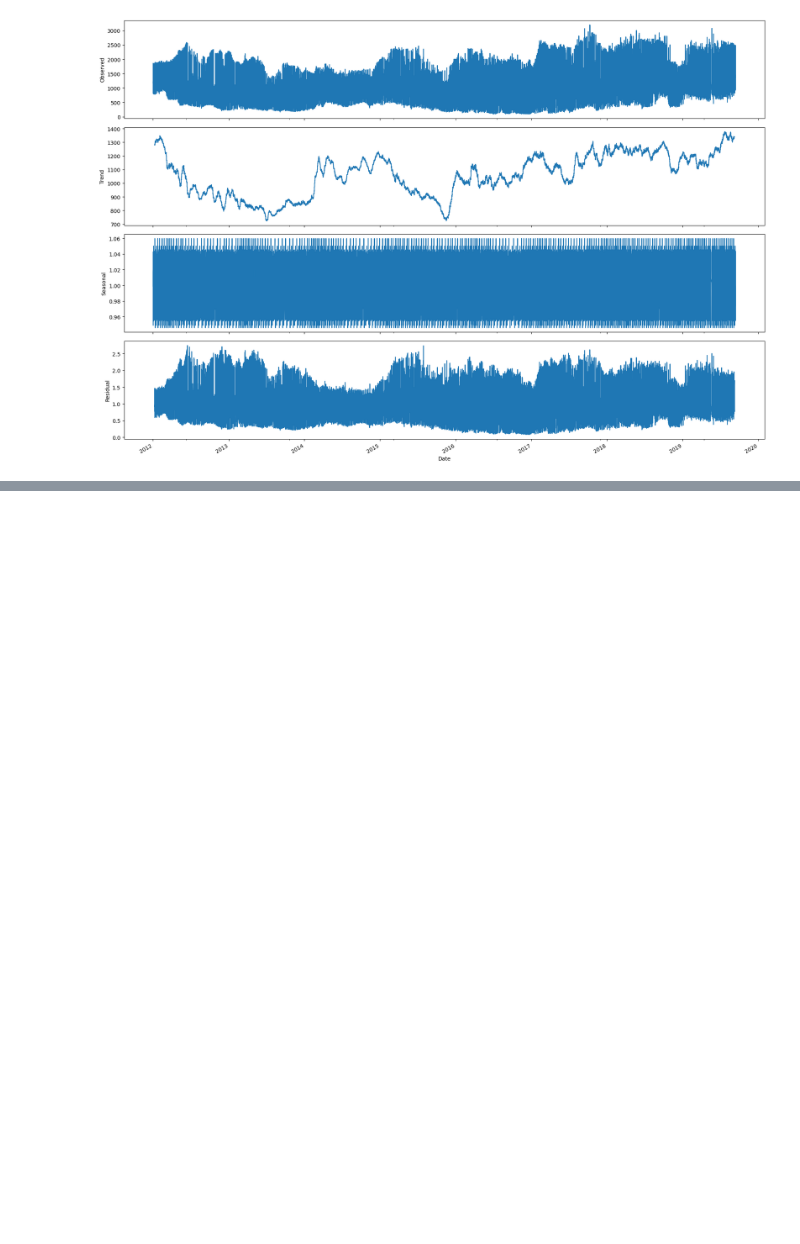
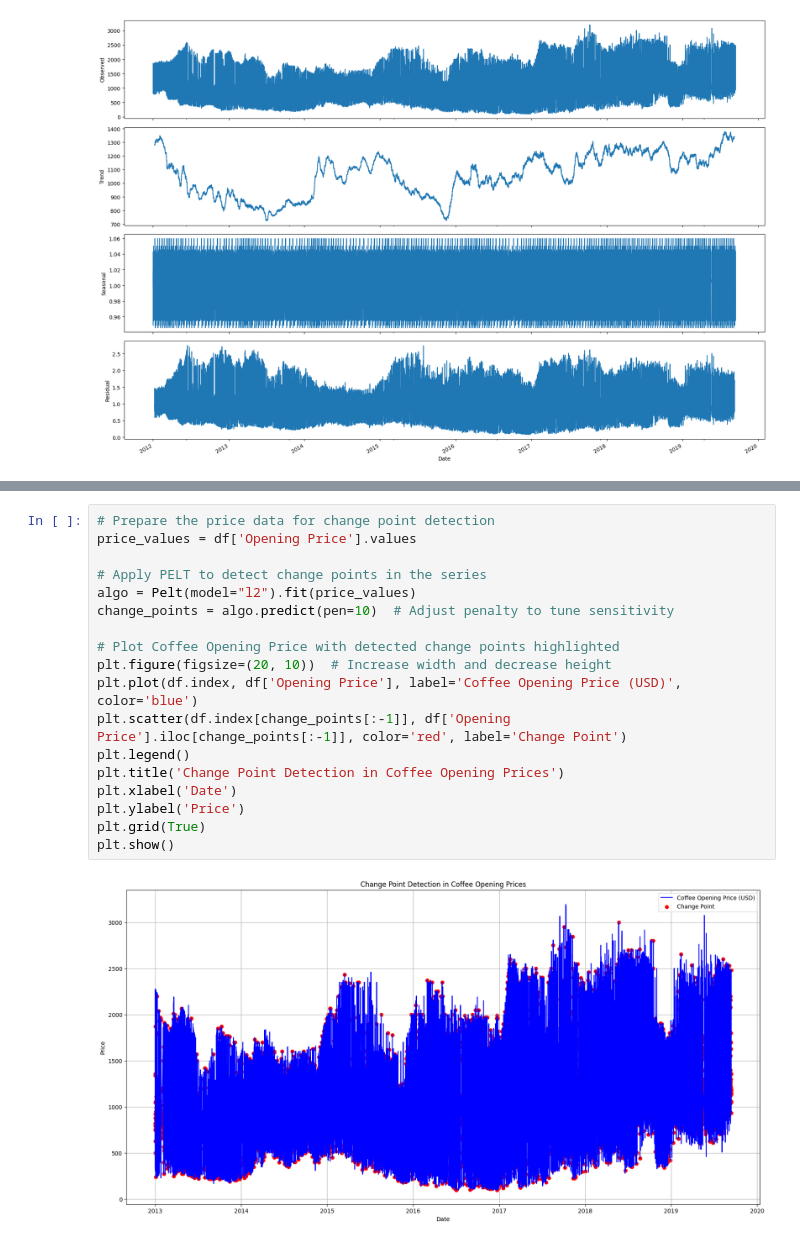
Before and after one commit to yohannestayez/Coffee-Price-Prediction, a Jupyter notebook: notebooks/Data_Preprocessing.ipynb, the cells around one changed output, grey strips where cells are left out. Drawn from its saved outputs; the diff is of its cells as text; blank space fills up the shorter version.

```diff
--- a/notebooks/Data_Preprocessing.ipynb
+++ b/notebooks/Data_Preprocessing.ipynb
@@ -279,0 +539,20 @@ Expected Shortfall (ES) at 5.0% confidence level: -0.6815
+# %%
+# Prepare the price data for change point detection
+price_values = df['Opening Price'].values
+
+# Apply PELT to detect change points in the series
+algo = Pelt(model="l2").fit(price_values)
+change_points = algo.predict(pen=10)  # Adjust penalty to tune sensitivity
+
+# Plot Coffee Opening Price with detected change points highlighted
+plt.figure(figsize=(20, 10))  # Increase width and decrease height
+plt.plot(df.index, df['Opening Price'], label='Coffee Opening Price (USD)', color='blue')
+plt.scatter(df.index[change_points[:-1]], df['Opening Price'].iloc[change_points[:-1]], color='red', label='Change Point')
+plt.legend()
+plt.title('Change Point Detection in Coffee Opening Prices')
+plt.xlabel('Date')
+plt.ylabel('Price')
+plt.grid(True)
+plt.show()
+# %% [output]
+[figure, added]
```
Also changed, not shown: parts of 8 cells of this notebook, 1 other file.
